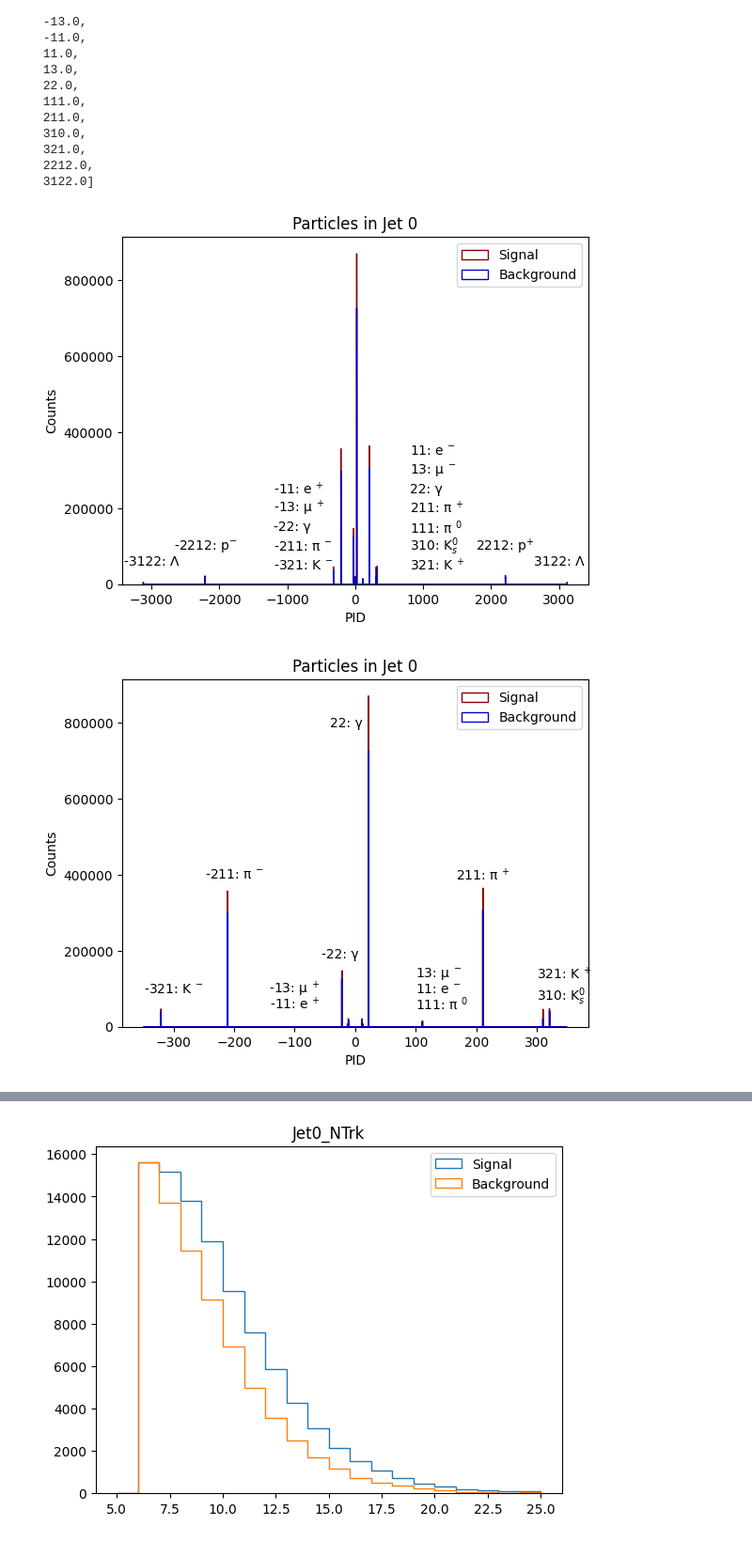
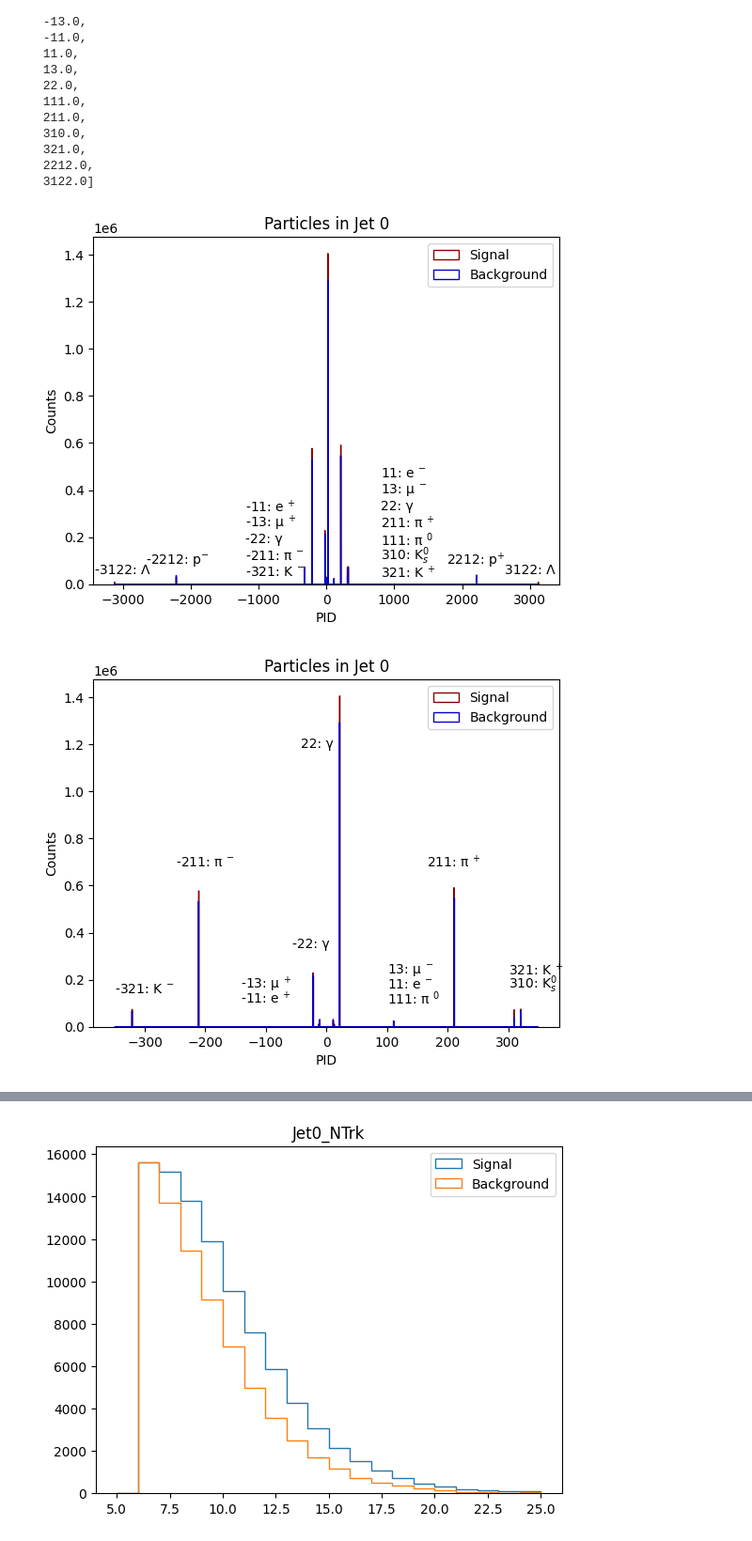
Before and after one commit to gpesticci/Jet-GNN, a Jupyter notebook: plots.ipynb, the cells around one changed output, grey strips where cells are left out. Shown at 94% size. Drawn from its saved outputs; the diff is of its cells as text; code cells hidden in the pictures.

```diff
--- a/plots.ipynb
+++ b/plots.ipynb
@@ -140,11 +131,11 @@ plt.title('Daughters in Each Jet');
 sig_list = []
 back_list = []
 
-for i, row in df.iterrows():
+for i, row in org_sig_df.iterrows():
     numbers = [float(num.strip()) for num in row['Jet0_Daughters_ID'].strip('[]').split(',')]
     sig_list.extend(numbers)
 
-for i, row in df2.iterrows():
+for i, row in org_bkg_df.iterrows():
     numbers = [float(num.strip()) for num in row['Jet0_Daughters_ID'].strip('[]').split(',')]
     back_list.extend(numbers)
 # %%
@@ -194,54 +185,54 @@ all
 # %%
 # Plot of Jet 0 Daughters PID (not including some outliers)
 plt.hist(sig_list, label='Signal', bins='auto', range=None, histtype='step', color='darkred')
 plt.hist(back_list, label='Background', bins='auto', range=None, histtype='step', color='mediumblue')
 
 plt.text(-3000, 60000, '-3122: Λ', horizontalalignment='center', verticalalignment='center')
 plt.text(-2200, 100000, '-2212: p$^{-}$', horizontalalignment='center', verticalalignment='center')
 plt.text(-1200, 50000, '-321: K $^{-}$', horizontalalignment='left', verticalalignment='center')
-plt.text(-1200, 100000, '-211: π $^{-}$', horizontalalignment='left', verticalalignment='center')
-plt.text(-1200, 150000, '-22: γ', horizontalalignment='left', verticalalignment='center')
-plt.text(-1200, 200000, '-13: µ $^{+}$', horizontalalignment='left', verticalalignment='center')
-plt.text(-1200, 250000, '-11: e $^{+}$', horizontalalignment='left', verticalalignment='center')
+plt.text(-1200, 120000, '-211: π $^{-}$', horizontalalignment='left', verticalalignment='center')
+plt.text(-1200, 190000, '-22: γ', horizontalalignment='left', verticalalignment='center')
+plt.text(-1200, 260000, '-13: µ $^{+}$', horizontalalignment='left', verticalalignment='center')
+plt.text(-1200, 330000, '-11: e $^{+}$', horizontalalignment='left', verticalalignment='center')
 
-plt.text(800, 350000, '11: e $^{-}$', horizontalalignment='left', verticalalignment='center')
-plt.text(800, 300000, '13: µ $^{-}$', horizontalalignment='left', verticalalignment='center')
-plt.text(800, 250000, '22: γ', horizontalalignment='left', verticalalignment='center')
-plt.text(800, 200000, '211: π $^{+}$', horizontalalignment='left', verticalalignment='center')
-plt.text(800, 150000, '111: π $^{0}$', horizontalalignment='left', verticalalignment='center')
-plt.text(800, 100000, '310: K$^{0}_{s}$', horizontalalignment='left', verticalalignment='center')
+plt.text(800, 470000, '11: e $^{-}$', horizontalalignment='left', verticalalignment='center')
+plt.text(800, 400000, '13: µ $^{-}$', horizontalalignment='left', verticalalignment='center')
+plt.text(800, 330000, '22: γ', horizontalalignment='left', verticalalignment='center')
+plt.text(800, 260000, '211: π $^{+}$', horizontalalignment='left', verticalalignment='center')
+plt.text(800, 190000, '111: π $^{0}$', horizontalalignment='left', verticalalignment='center')
+plt.text(800, 120000, '310: K$^{0}_{s}$', horizontalalignment='left', verticalalignment='center')
 plt.text(800, 50000, '321: K $^{+}$', horizontalalignment='left', verticalalignment='center')
 plt.text(2200, 100000, '2212: p$^{+}$', horizontalalignment='center', verticalalignment='center')
 plt.text(3000, 60000, '3122: Λ', horizontalalignment='center', verticalalignment='center')
 
 plt.xlabel('PID');
 plt.ylabel('Counts');
 plt.title('Particles in Jet 0');
 plt.legend(loc='best');
 # %% [output]
-[figure, old version]
+[figure, new version]
 # %%
 # Plot of Daughters PID in range of pions
 plt.hist(sig_list, label='Signal', bins='auto', range=[-350,350], histtype='step', color='darkred')
 plt.hist(back_list, label='Background', bins='auto', range=[-350,350], histtype='step', color='mediumblue')
 
-plt.text(-300, 100000, '-321: K $^{-}$', horizontalalignment='center', verticalalignment='center')
-plt.text(-200, 400000, '-211: π $^{-}$', horizontalalignment='center', verticalalignment='center')
-plt.text(-25, 190000, '-22: γ', horizontalalignment='center', verticalalignment='center')
-plt.text(-100, 100000, '-13: µ $^{+}$', horizontalalignment='center', verticalalignment='center')
-plt.text(-100, 60000, '-11: e $^{+}$', horizontalalignment='center', verticalalignment='center')
+plt.text(-300, 160000, '-321: K $^{-}$', horizontalalignment='center', verticalalignment='center')
+plt.text(-200, 700000, '-211: π $^{-}$', horizontalalignment='center', verticalalignment='center')
+plt.text(-25, 350000, '-22: γ', horizontalalignment='center', verticalalignment='center')
+plt.text(-100, 180000, '-13: µ $^{+}$', horizontalalignment='center', verticalalignment='center')
+plt.text(-100, 120000, '-11: e $^{+}$', horizontalalignment='center', verticalalignment='center')
 
-plt.text(100, 100000, '11: e $^{-}$', horizontalalignment='left', verticalalignment='center')
-plt.text(100, 140000, '13: µ $^{-}$', horizontalalignment='left', verticalalignment='center')
-plt.text(-15, 800000, '22: γ', horizontalalignment='center', verticalalignment='center')
-plt.text(100, 60000, '111: π $^{0}$', horizontalalignment='left', verticalalignment='center')
-plt.text(211, 400000, '211: π $^{+}$', horizontalalignment='center', verticalalignment='center')
-plt.text(300, 80000, '310: K$^{0}_{s}$', horizontalalignment='left', verticalalignment='center')
-plt.text(300, 140000, '321: K $^{+}$', horizontalalignment='left', verticalalignment='center')
+plt.text(100, 180000, '11: e $^{-}$', horizontalalignment='left', verticalalignment='center')
+plt.text(100, 240000, '13: µ $^{-}$', horizontalalignment='left', verticalalignment='center')
+plt.text(-15, 1200000, '22: γ', horizontalalignment='center', verticalalignment='center')
+plt.text(100, 120000, '111: π $^{0}$', horizontalalignment='left', verticalalignment='center')
+plt.text(211, 700000, '211: π $^{+}$', horizontalalignment='center', verticalalignment='center')
+plt.text(300, 180000, '310: K$^{0}_{s}$', horizontalalignment='left', verticalalignment='center')
+plt.text(300, 240000, '321: K $^{+}$', horizontalalignment='left', verticalalignment='center')
 
 plt.xlabel('PID');
 plt.ylabel('Counts');
 plt.title('Particles in Jet 0');
 plt.legend(loc='best');
 # %% [output]
-[figure, old version]
+[figure, new version]
```
Also changed, not shown: parts of 45 cells of this notebook.
